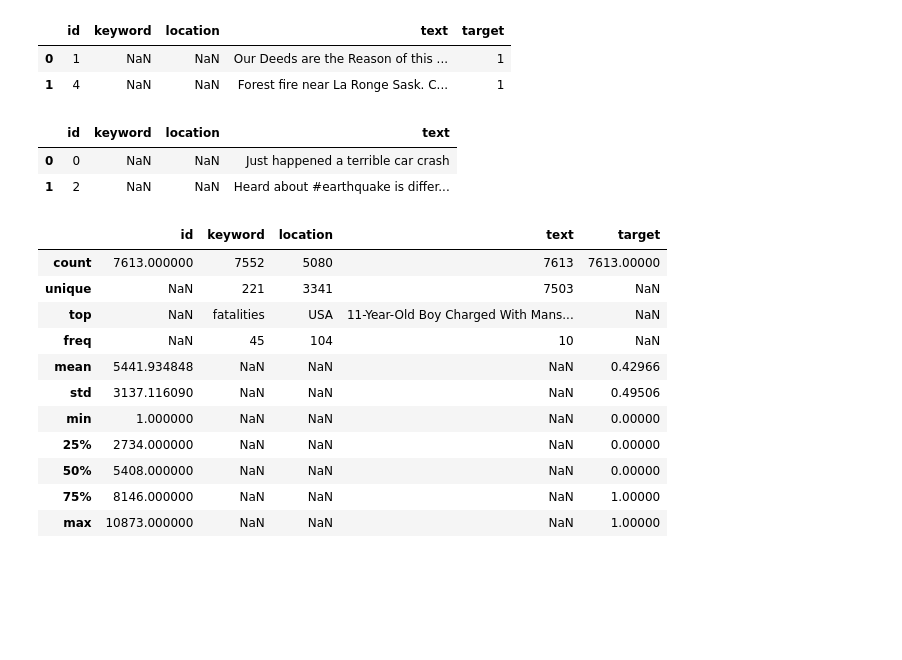
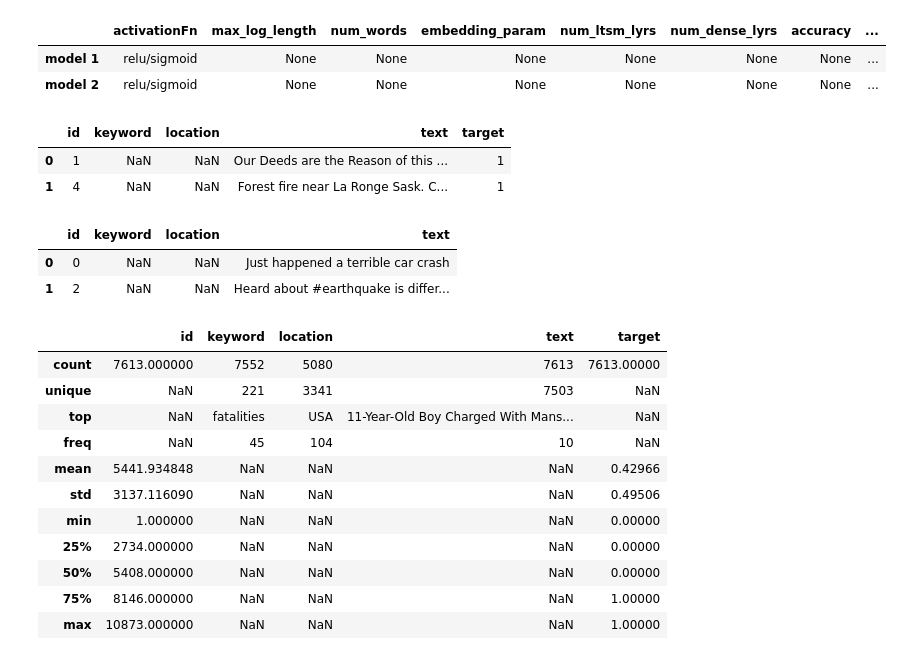
Before and after one commit to kbridge14/grad_school_portfolio, a Jupyter notebook: Fall2020/MSDS422/rnn/TwitterChallengeAsn7.ipynb, the cells around one changed output. Cells and saved outputs as stored; diff of their text form; code cells hidden in the pictures; blank space fills up the shorter version.

```diff
--- a/Fall2020/MSDS422/rnn/TwitterChallengeAsn7.ipynb
+++ b/Fall2020/MSDS422/rnn/TwitterChallengeAsn7.ipynb
@@ -38,6 +38,20 @@ def f1_m(y_true, y_pred):
     precision = precision_m(y_true, y_pred)
     recall = recall_m(y_true, y_pred)
     return 2*((precision*recall)/(precision+recall+K.epsilon()))
+# %%
+# setup for consolidated table, later
+
+table = {"model 1":{"activationFn":"relu/sigmoid","max_log_length":None,"num_words":None,"embedding_param":None,"num_ltsm_lyrs":None,"num_dense_lyrs":None,"accuracy":None,"mse":None,"f1":None,"precision":None,"recall":None,"loss":None},
+         "model 2":{"activationFn":"relu/sigmoid","max_log_length":None,"num_words":None,"embedding_param":None,"num_ltsm_lyrs":None,"num_dense_lyrs":None,"accuracy":None,"mse":None,"f1":None,"precision":None,"recall":None,"loss":None},
+         "model 3":{"activationFn":"relu/sigmoid","max_log_length":None,"num_words":None,"embedding_param":None,"num_ltsm_lyrs":None,"num_dense_lyrs":None,"accuracy":None,"mse":None,"f1":None,"precision":None,"recall":None,"loss":None},
+         "model 4":{"activationFn":"relu/sigmoid","max_log_length":None,"num_words":None,"embedding_param":None,"num_ltsm_lyrs":None,"num_dense_lyrs":None,"accuracy":None,"mse":None,"f1":None,"precision":None,"recall":None,"loss":None},
+        }
+
+pd.DataFrame(table).transpose().head(2)
+# %% [output]
+|  | activationFn | max_log_length | num_words | embedding_param | num_ltsm_lyrs | num_dense_lyrs | accuracy | ... |
+| model 1 | relu/sigmoid | None | None | None | None | None | None | ... |
+| model 2 | relu/sigmoid | None | None | None | None | None | None | ... |
 # %%
 seed = 8675309
 # %%
```
Also changed, not shown: parts of 26 cells of this notebook, 1 other file.
